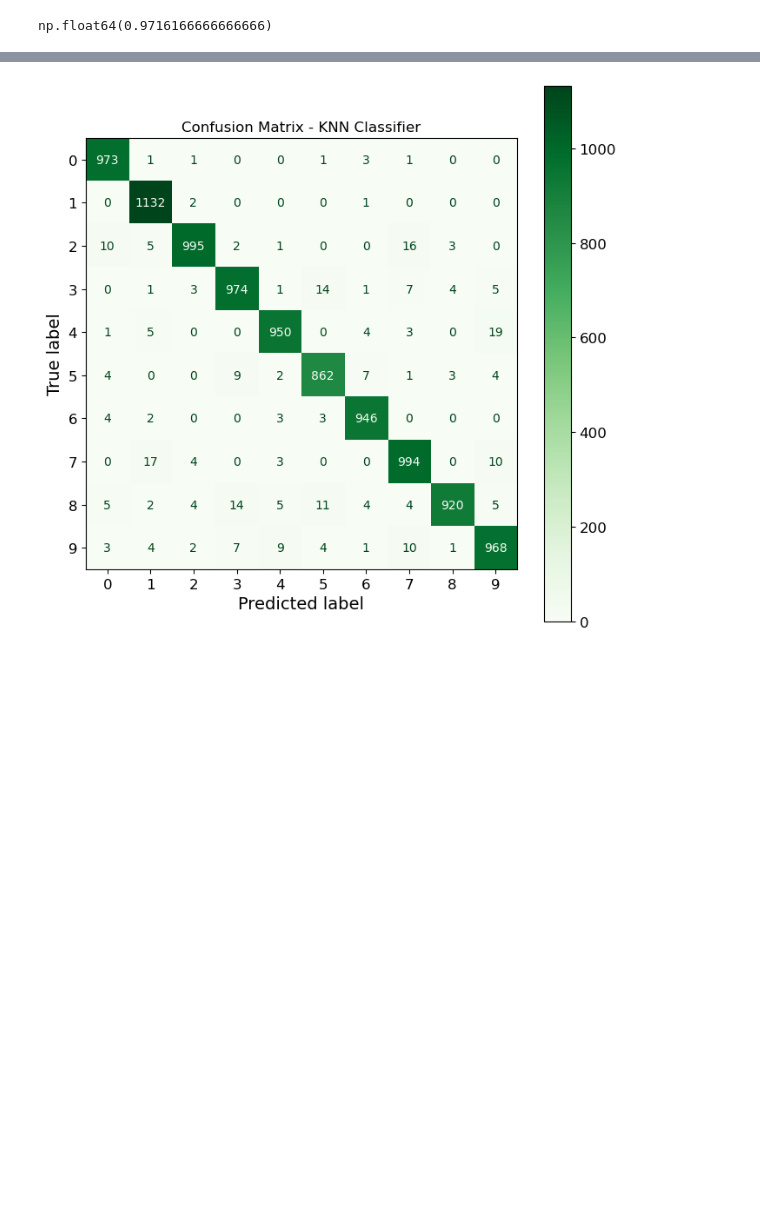
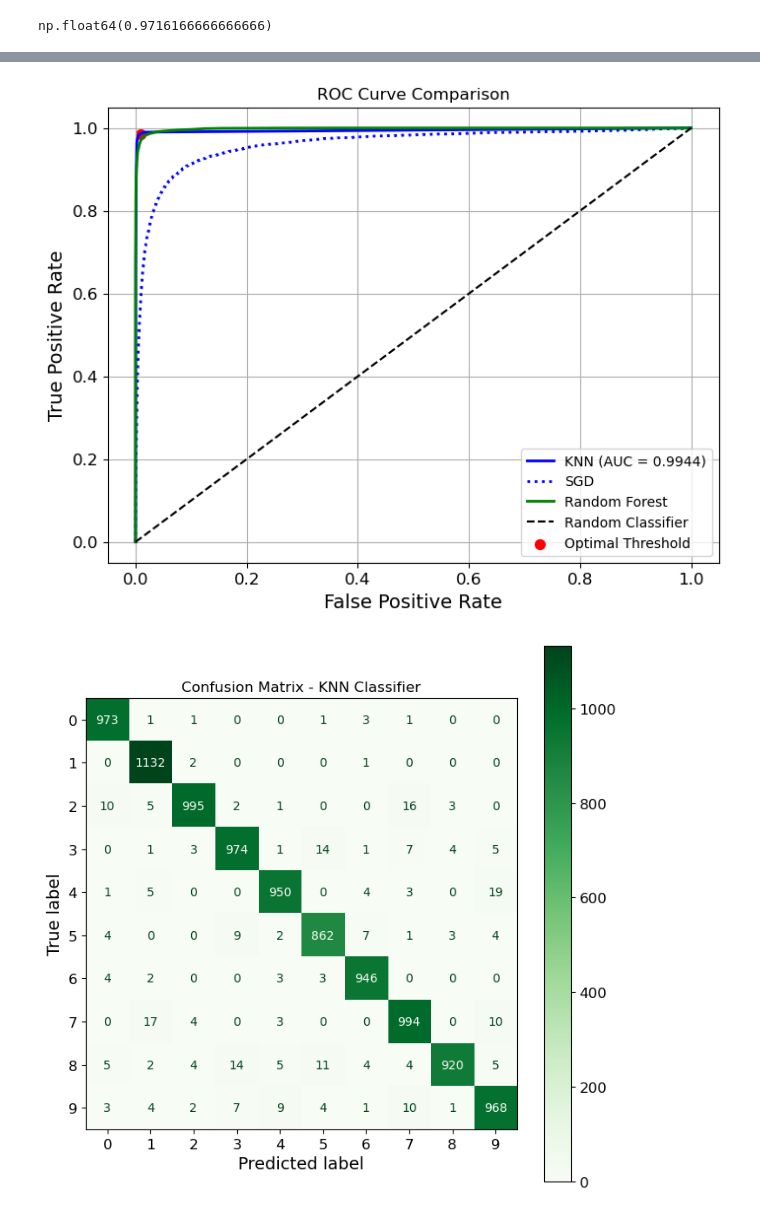
Before and after one commit to suka1901/handson-ml2, a Jupyter notebook: 03_classification.ipynb, the cells around one changed output, grey strips where cells are left out. Saved outputs shown, nothing was run; the diff lists cells and outputs as text; code cells hidden in the pictures; blank space fills up the shorter version.

```diff
--- a/03_classification.ipynb
+++ b/03_classification.ipynb
@@ -789,3 +794,68 @@ plt.show()
+# %%
+# ==========================================
+# ROC Curve for KNN Classifier (Macro-Average)
+# ==========================================
+
+from sklearn.metrics import roc_curve, auc
+from sklearn.preprocessing import label_binarize
+import numpy as np
+import matplotlib.pyplot as plt
+
+n_classes = len(np.unique(y_test))
+y_test_bin = label_binarize(y_test, classes=np.arange(n_classes))
+
+# Predict probabilities for each class
+y_score = knn_clf.predict_proba(X_test)
+
+# Compute ROC curve and AUC for each class
+fpr = dict()
+tpr = dict()
+roc_auc = dict()
+
+for i in range(n_classes):
+    fpr[i], tpr[i], _ = roc_curve(y_test_bin[:, i], y_score[:, i])
+    roc_auc[i] = auc(fpr[i], tpr[i])
+
+# Compute macro-average ROC
+all_fpr = np.unique(np.concatenate([fpr[i] for i in range(n_classes)]))
+mean_tpr = np.zeros_like(all_fpr)
+for i in range(n_classes):
+    mean_tpr += np.interp(all_fpr, fpr[i], tpr[i])
+mean_tpr /= n_classes
+
+fpr_macro = all_fpr
+tpr_macro = mean_tpr
+roc_auc_macro = auc(fpr_macro, tpr_macro)
+
+# ------------------------------------------
+# Plot ROC Curve
+# ------------------------------------------
+plt.figure(figsize=(8, 6))
+
+# Plot KNN macro-average
+plt.plot(fpr_macro, tpr_macro, color='blue', lw=2,
+         label=f'KNN (AUC = {roc_auc_macro:.4f})')
+
+# Plot other classifiers for comparison
+plt.plot(fpr_sgd, tpr_sgd, "b:", linewidth=2, label="SGD")
+plt.plot(fpr_forest, tpr_forest, "g-", linewidth=2, label="Random Forest")
+
+# Plot diagonal reference line
+plt.plot([0, 1], [0, 1], linestyle='--', color='black', label='Random Classifier')
+
+# Highlight optimal operating point
+opt_idx = np.argmax(tpr_macro - fpr_macro)
+plt.scatter(fpr_macro[opt_idx], tpr_macro[opt_idx], color='red', s=50, label='Optimal Threshold')
+
+# Graph formatting
+plt.title("ROC Curve Comparison")
+plt.xlabel("False Positive Rate")
+plt.ylabel("True Positive Rate")
+plt.legend(loc="lower right")
+plt.grid(True)
+plt.show()
+# %% [output]
+[figure, added]
 # %%
 from sklearn.metrics import confusion_matrix, ConfusionMatrixDisplay
 
```
Also changed, not shown: parts of 15 cells of this notebook, 1 other file.
